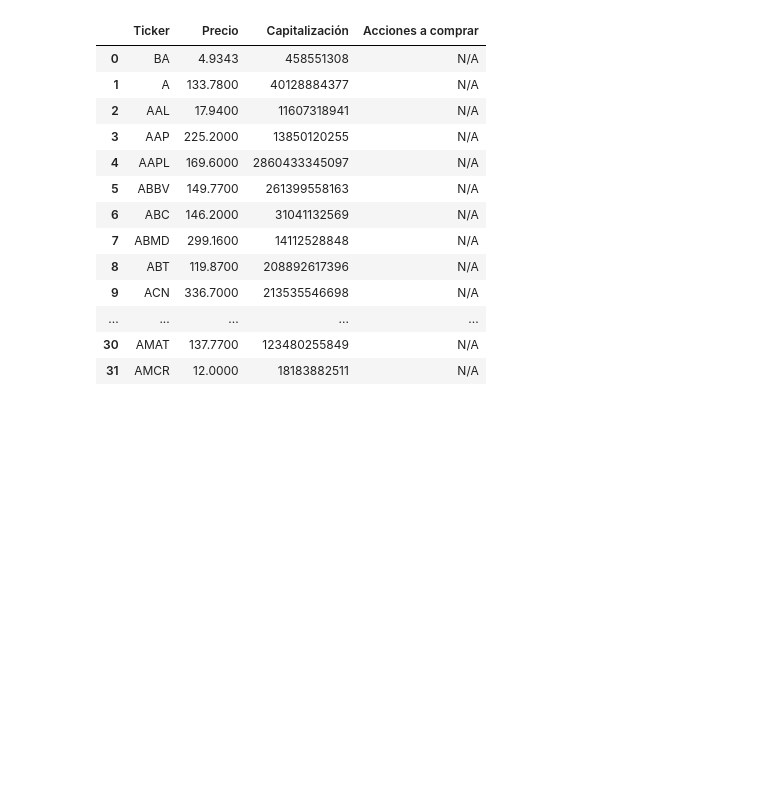
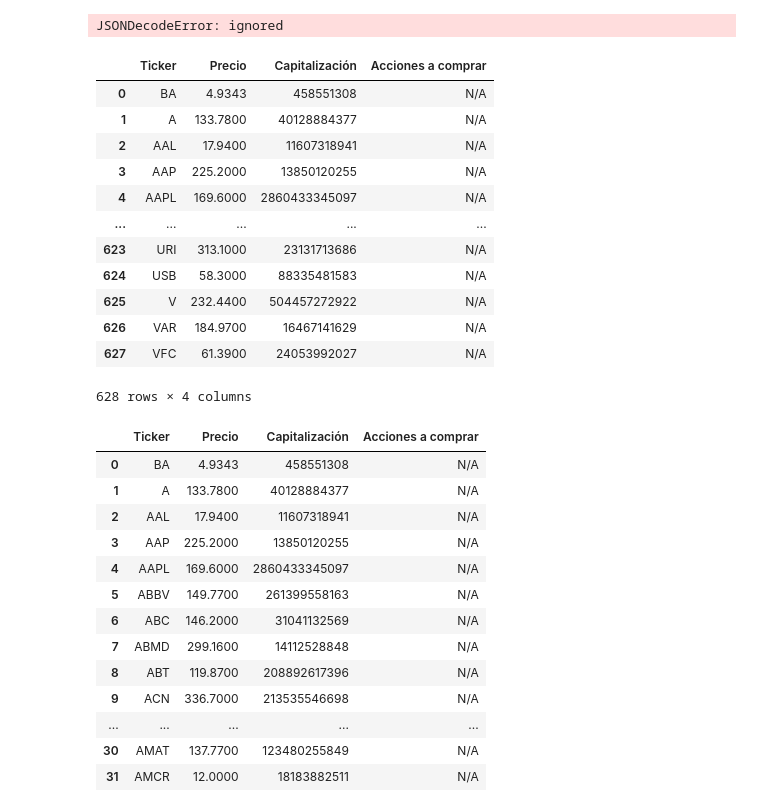
Before and after one commit to ferranfont/Introduccion_al_trading_algoritmico, a Jupyter notebook: mi_primer_dataframe.ipynb, the cells around one changed output. Cells and saved outputs as stored; diff of their text form; code cells hidden in the pictures; blank space fills up the shorter version.

```diff
--- a/mi_primer_dataframe.ipynb
+++ b/mi_primer_dataframe.ipynb
@@ -41,7 +41,8 @@ adjetivo = 'peligroso'
 caracteristica = f'mi perro es {adjetivo}'
 print(caracteristica)
 # %%
-for i in acciones['Ticker'][:80]: #para no ralentizar el proceso lo haremos tan sólo para las primeros 80 símbolos [:80]
+#for i in acciones['Ticker'][:80]: #para no ralentizar el proceso lo haremos tan sólo para las primeros 80 símbolos [:80]
+for i in acciones['Ticker']:
   api_url = f'https://sandbox.iexapis.com/stable/stock/{i}/quote?token=Tpk_059b97af715d417d9f49f50b51b1c448'
   data = requests.get(api_url).json()
   final_dataframe = final_dataframe.append(
@@ -51,6 +52,24 @@ for i in acciones['Ticker'][:80]: #para no ralentizar el proceso lo haremos tan
                                                    'N/A'],
                                                   index =mis_columnas),
                                         ignore_index = True)
+# %% [output]
+JSONDecodeError: ignored
+# %%
+final_dataframe
+# %% [output]
+|  | Ticker | Precio | Capitalización | Acciones a comprar |
+| 0 | BA | 4.9343 | 458551308 | N/A |
+| 1 | A | 133.7800 | 40128884377 | N/A |
+| 2 | AAL | 17.9400 | 11607318941 | N/A |
+| 3 | AAP | 225.2000 | 13850120255 | N/A |
+| 4 | AAPL | 169.6000 | 2860433345097 | N/A |
+| ... | ... | ... | ... | ... |
+| 623 | URI | 313.1000 | 23131713686 | N/A |
+| 624 | USB | 58.3000 | 88335481583 | N/A |
+| 625 | V | 232.4400 | 504457272922 | N/A |
+| 626 | VAR | 184.9700 | 16467141629 | N/A |
+| 627 | VFC | 61.3900 | 24053992027 | N/A |
+628 rows × 4 columns
 # %%
 final_dataframe.head(35)
 # %% [output]
```
Also changed, not shown: parts of 2 cells of this notebook.
